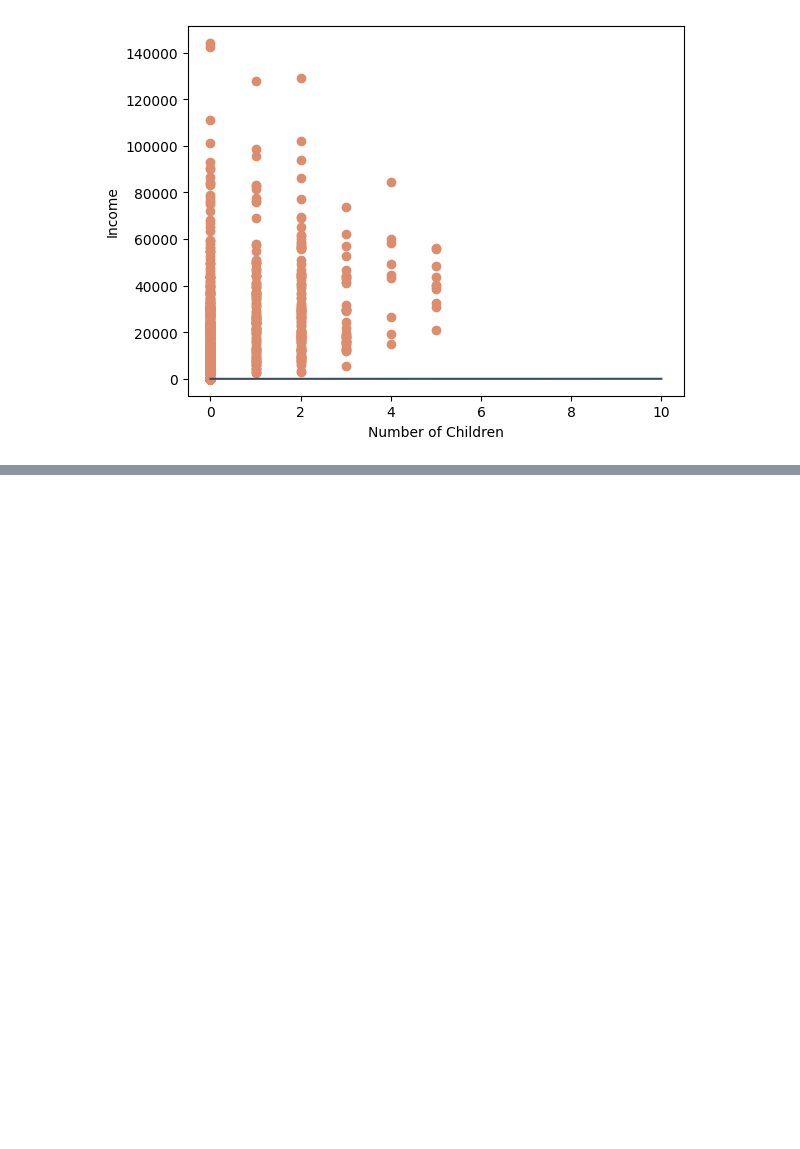
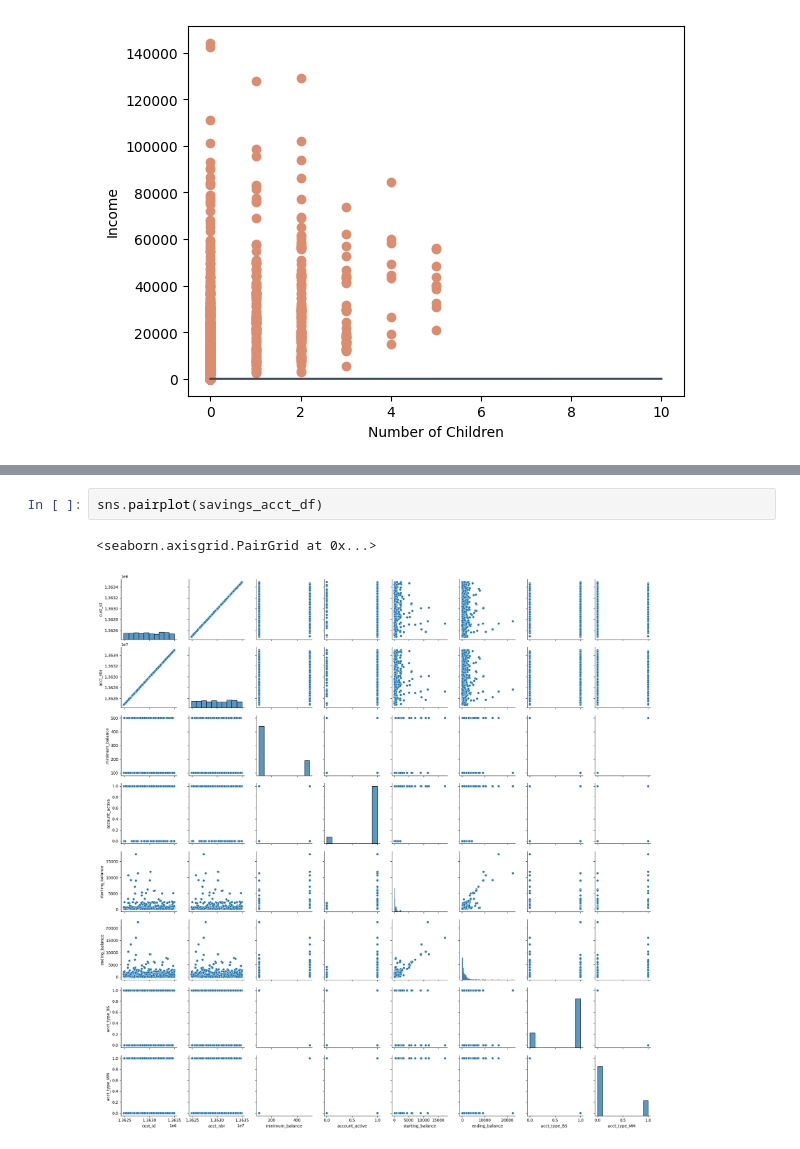
Before and after one commit to btmarsh6/mini-project-III, a Jupyter notebook: Brittany_notebook.ipynb, the cells around one changed output, grey strips where cells are left out. Drawn from its saved outputs; the diff is of its cells as text; blank space fills up the shorter version.

```diff
--- a/Brittany_notebook.ipynb
+++ b/Brittany_notebook.ipynb
@@ -430,0 +416,5 @@ checking_acct_df.head()
+# %%
+sns.pairplot(savings_acct_df)
+# %% [output]
+<seaborn.axisgrid.PairGrid at 0x...>
+[figure, added]
```
Also changed, not shown: parts of 11 cells of this notebook, 1 other file.
